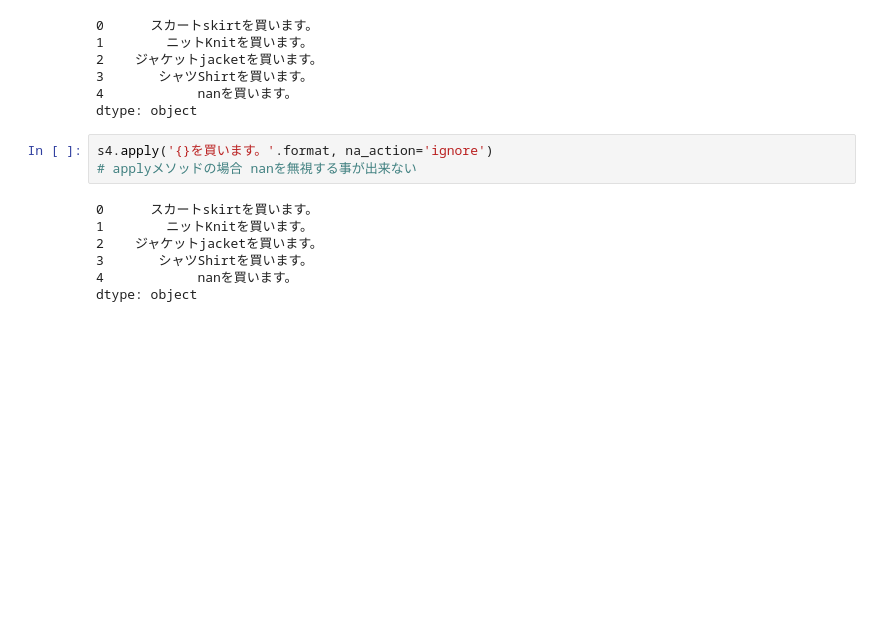
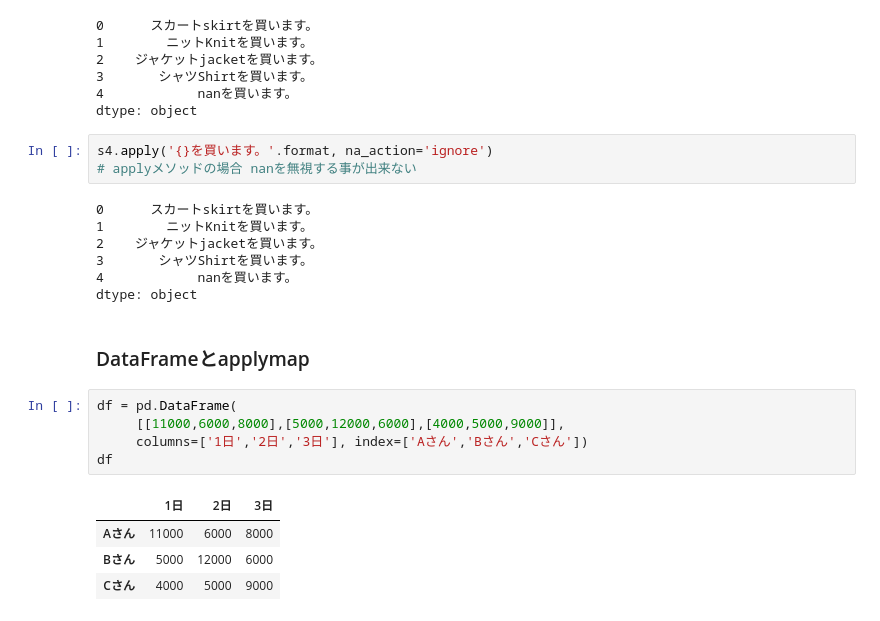
Before and after one commit to mashiken/Pandas_sample, a Jupyter notebook: test14.ipynb, the cells around one changed output. Drawn from its saved outputs; the diff is of its cells as text; blank space fills up the shorter version.

```diff
--- a/test14.ipynb
+++ b/test14.ipynb
@@ -363,3 +363,15 @@ s4.apply('{}を買います。'.format, na_action='ignore')
 3       シャツShirtを買います。
 4            nanを買います。
 dtype: object
+# %% [markdown]
+### DataFrameとapplymap
+# %%
+df = pd.DataFrame(
+     [[11000,6000,8000],[5000,12000,6000],[4000,5000,9000]],
+     columns=['1日','2日','3日'], index=['Aさん','Bさん','Cさん'])
+df
+# %% [output]
+|  | 1日 | 2日 | 3日 |
+| Aさん | 11000 | 6000 | 8000 |
+| Bさん | 5000 | 12000 | 6000 |
+| Cさん | 4000 | 5000 | 9000 |
```
Also changed, not shown: parts of 35 cells of this notebook.
